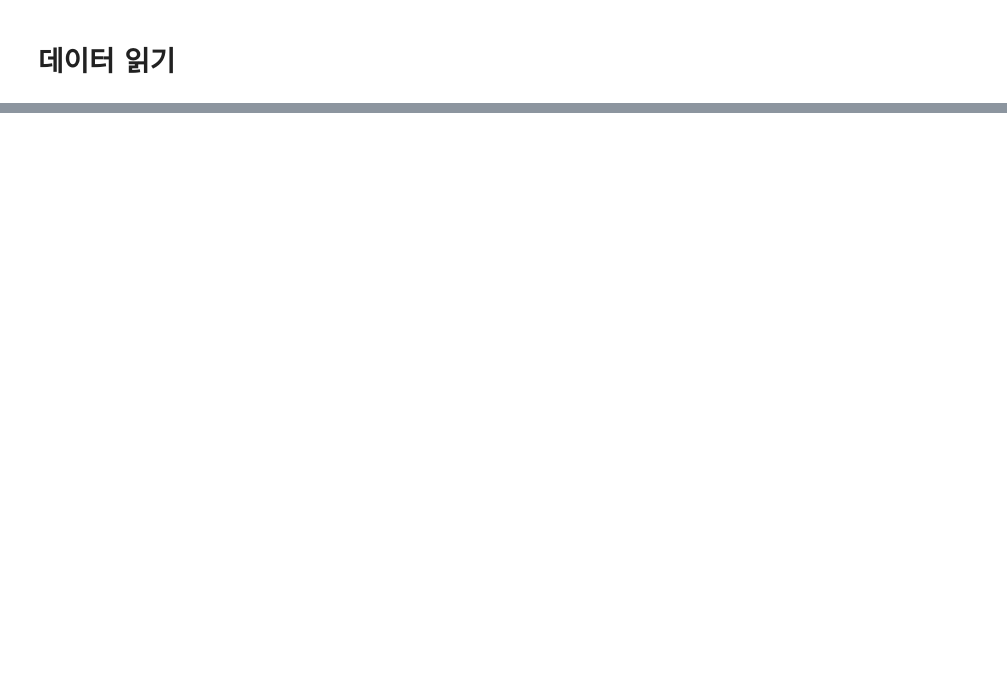
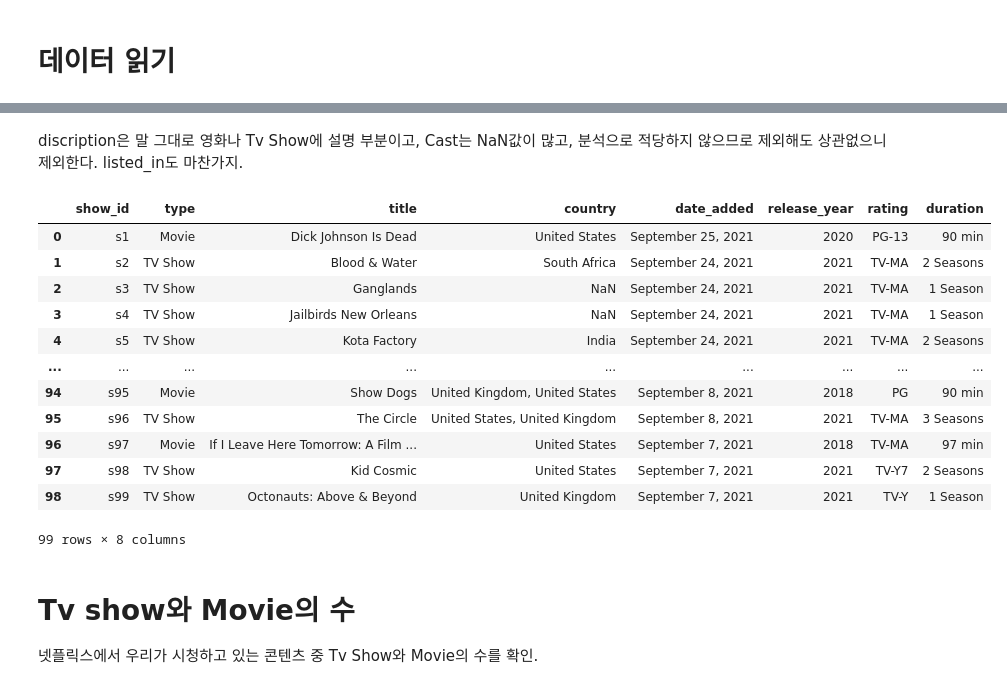
Before and after one commit to yec3168/DAP__, a Jupyter notebook: Project_201812033_연응찬.ipynb, the cells around one changed output, grey strips where cells are left out. Cells and saved outputs as stored; diff of their text form; code cells hidden in the pictures; blank space fills up the shorter version.

```diff
--- a/Project_201812033_연응찬.ipynb
+++ b/Project_201812033_연응찬.ipynb
@@ -89,0 +108,23 @@ netflix_Data.head(99)
+# %% [markdown]
+discription은 말 그대로 영화나 Tv Show에 설명 부분이고, Cast는 NaN값이 많고, 분석으로 적당하지 않으므로 제외해도 상관없으니 제외한다. listed_in도 마찬가지.
+# %%
+netflix_Data = netflix_Data.drop(columns=['description', 'cast','director', 'listed_in'], axis=1)
+netflix_Data.head(99)
+# %% [output]
+|  | show_id | type | title | country | date_added | release_year | rating | duration |
+| 0 | s1 | Movie | Dick Johnson Is Dead | United States | September 25, 2021 | 2020 | PG-13 | 90 min |
+| 1 | s2 | TV Show | Blood & Water | South Africa | September 24, 2021 | 2021 | TV-MA | 2 Seasons |
+| 2 | s3 | TV Show | Ganglands | NaN | September 24, 2021 | 2021 | TV-MA | 1 Season |
+| 3 | s4 | TV Show | Jailbirds New Orleans | NaN | September 24, 2021 | 2021 | TV-MA | 1 Season |
+| 4 | s5 | TV Show | Kota Factory | India | September 24, 2021 | 2021 | TV-MA | 2 Seasons |
+| ... | ... | ... | ... | ... | ... | ... | ... | ... |
+| 94 | s95 | Movie | Show Dogs | United Kingdom, United States | September 8, 2021 | 2018 | PG | 90 min |
+| 95 | s96 | TV Show | The Circle | United States, United Kingdom | September 8, 2021 | 2021 | TV-MA | 3 Seasons |
+| 96 | s97 | Movie | If I Leave Here Tomorrow: A Film ... | United States | September 7, 2021 | 2018 | TV-MA | 97 min |
+| 97 | s98 | TV Show | Kid Cosmic | United States | September 7, 2021 | 2021 | TV-Y7 | 2 Seasons |
+| 98 | s99 | TV Show | Octonauts: Above & Beyond | United Kingdom | September 7, 2021 | 2021 | TV-Y | 1 Season |
+99 rows × 8 columns
+# %% [markdown]
+# Tv show와 Movie의 수
+
+넷플릭스에서 우리가 시청하고 있는 콘텐츠 중 Tv Show와 Movie의 수를 확인.
```
Also changed, not shown: parts of 15 cells of this notebook.
